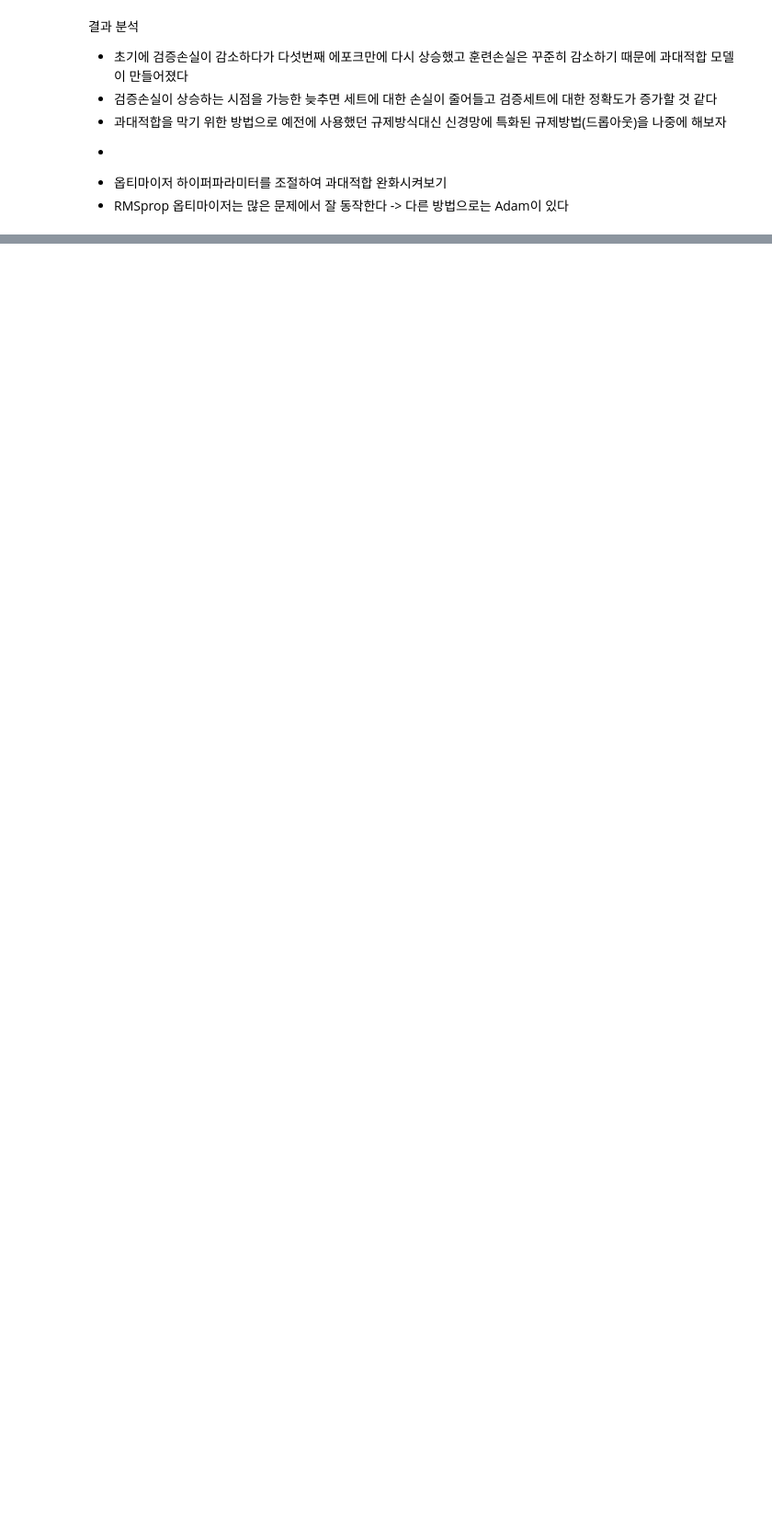
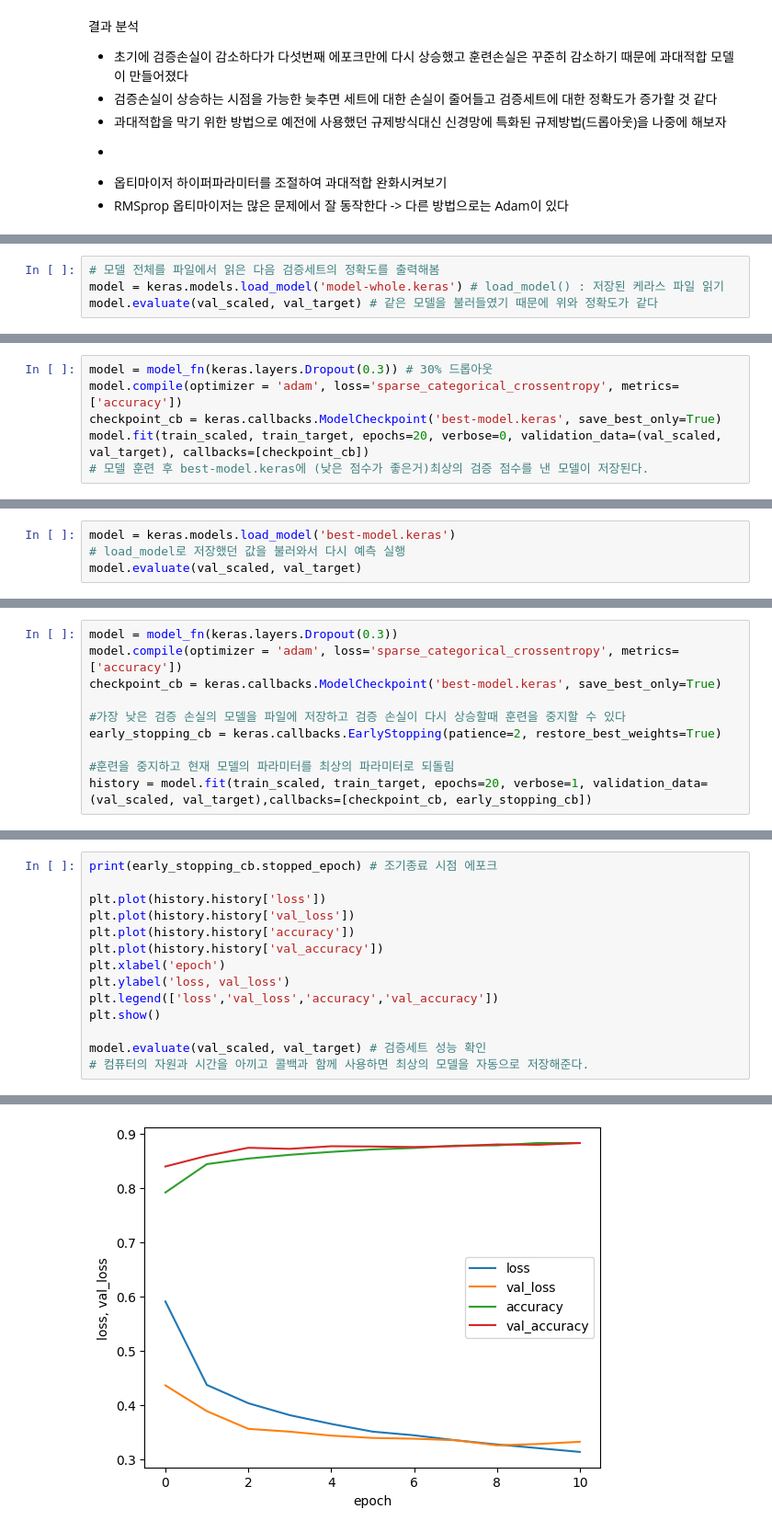
Before and after one commit to dbsdlsdud/AIStudy24, a Jupyter notebook: 인공신경망기타도구.ipynb, the cells around one changed output, grey strips where cells are left out. Shown: that part at 92% size. Saved outputs shown, nothing was run; the diff lists cells and outputs as text; blank space fills up the shorter version.

Commit message:
드롭아웃, 콜백, 조기종료,케라스저장,모델체크포인트

```diff
--- a/인공신경망기타도구.ipynb
+++ b/인공신경망기타도구.ipynb
@@ -226,0 +349,4 @@ plt.show()
+# %%
+# 모델 전체를 파일에서 읽은 다음 검증세트의 정확도를 출력해봄
+model = keras.models.load_model('model-whole.keras') # load_model() : 저장된 케라스 파일 읽기
+model.evaluate(val_scaled, val_target) # 같은 모델을 불러들였기 때문에 위와 정확도가 같다
@@ -226,0 +367,6 @@ plt.show()
+# %%
+model = model_fn(keras.layers.Dropout(0.3)) # 30% 드롭아웃
+model.compile(optimizer = 'adam', loss='sparse_categorical_crossentropy', metrics=['accuracy'])
+checkpoint_cb = keras.callbacks.ModelCheckpoint('best-model.keras', save_best_only=True)
+model.fit(train_scaled, train_target, epochs=20, verbose=0, validation_data=(val_scaled, val_target), callbacks=[checkpoint_cb])
+# 모델 훈련 후 best-model.keras에 (낮은 점수가 좋은거)최상의 검증 점수를 낸 모델이 저장된다.
@@ -226,0 +375,4 @@ plt.show()
+# %%
+model = keras.models.load_model('best-model.keras')
+# load_model로 저장했던 값을 불러와서 다시 예측 실행
+model.evaluate(val_scaled, val_target)
@@ -226,0 +392,10 @@ plt.show()
+# %%
+model = model_fn(keras.layers.Dropout(0.3))
+model.compile(optimizer = 'adam', loss='sparse_categorical_crossentropy', metrics=['accuracy'])
+checkpoint_cb = keras.callbacks.ModelCheckpoint('best-model.keras', save_best_only=True)
+
+#가장 낮은 검증 손실의 모델을 파일에 저장하고 검증 손실이 다시 상승할때 훈련을 중지할 수 있다
+early_stopping_cb = keras.callbacks.EarlyStopping(patience=2, restore_best_weights=True)
+
+#훈련을 중지하고 현재 모델의 파라미터를 최상의 파라미터로 되돌림
+history = model.fit(train_scaled, train_target, epochs=20, verbose=1, validation_data=(val_scaled, val_target),callbacks=[checkpoint_cb, early_stopping_cb])
@@ -226,0 +420,15 @@ plt.show()
+# %%
+print(early_stopping_cb.stopped_epoch) # 조기종료 시점 에포크
+
+plt.plot(history.history['loss'])
+plt.plot(history.history['val_loss'])
+plt.plot(history.history['accuracy'])
+plt.plot(history.history['val_accuracy'])
+plt.xlabel('epoch')
+plt.ylabel('loss, val_loss')
+plt.legend(['loss','val_loss','accuracy','val_accuracy'])
+plt.show()
+
+model.evaluate(val_scaled, val_target) # 검증세트 성능 확인
+# 컴퓨터의 자원과 시간을 아끼고 콜백과 함께 사용하면 최상의 모델을 자동으로 저장해준다.
+# %% [output]
@@ -226,0 +436 @@ plt.show()
+[figure, added]
```
Also changed, not shown: parts of 25 cells of this notebook.
